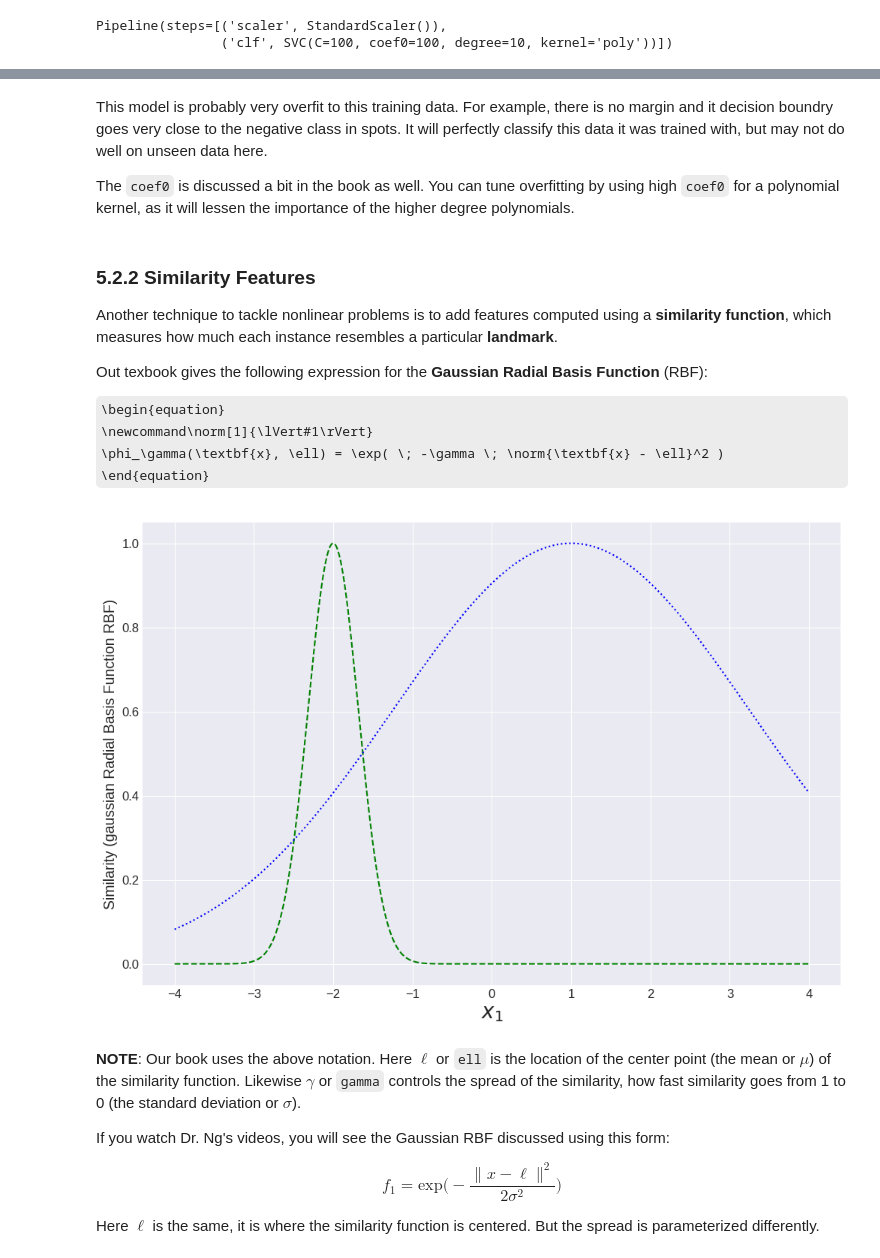
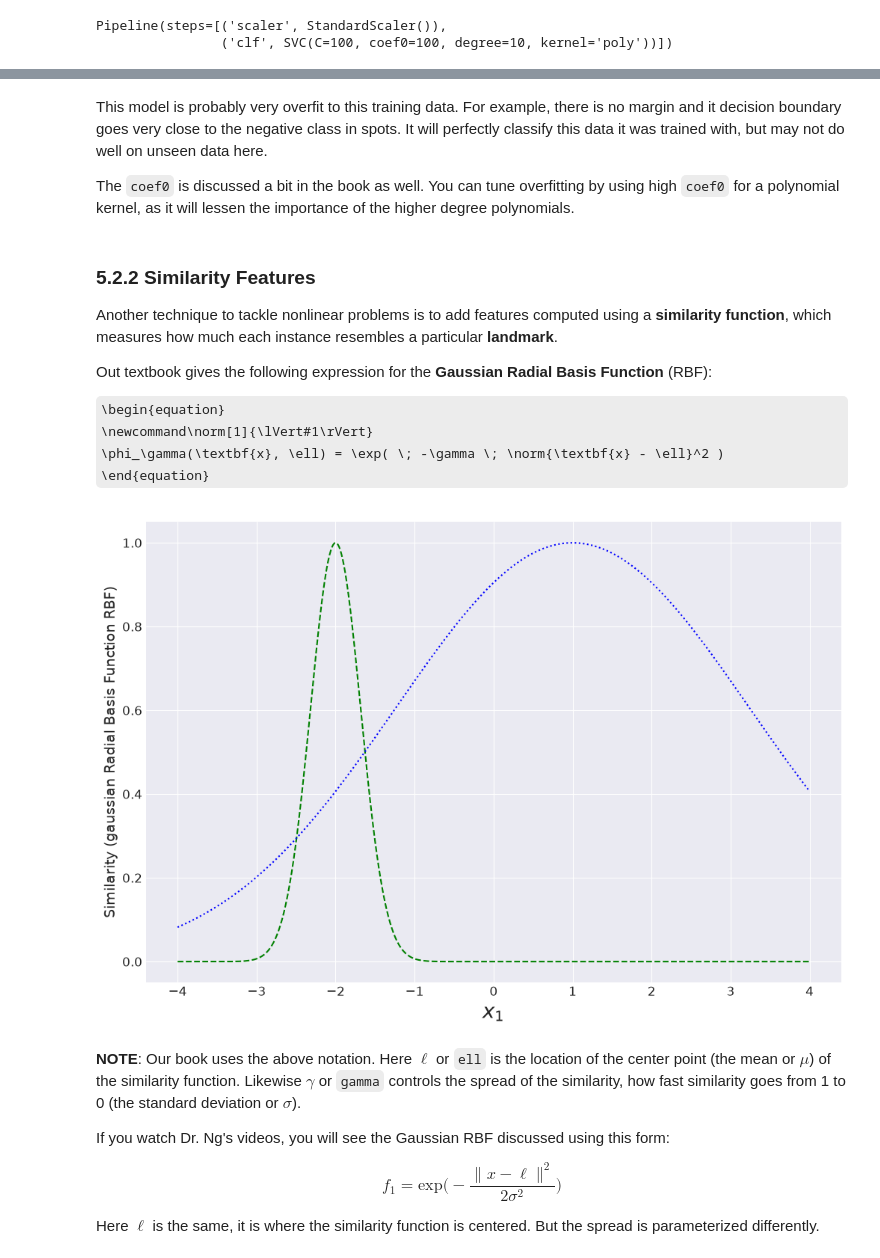
Before and after one commit to csci574-ml/csci574-ml, a Jupyter notebook: lectures/u10-1-support-vector-machines.ipynb, the cells around one changed output, grey strips where cells are left out. Drawn from its saved outputs; the diff is of its cells as text; code cells hidden in the pictures; some formulas as TeX source.

```diff
--- a/lectures/u10-1-support-vector-machines.ipynb
+++ b/lectures/u10-1-support-vector-machines.ipynb
@@ -449,5 +449,5 @@ plt.savefig('../slides/figures/ch05-7-overfit.png', bbox_inches='tight')
 # %% [markdown]
-This model is probably very overfit to this training data.  For example, there is no margin and it decision boundry
+This model is probably very overfit to this training data.  For example, there is no margin and it decision boundary
 goes very close to the negative class in spots.  It will perfectly classify this data it was trained with, but may
 not do well on unseen data here.
 
@@ -461,7 +461,7 @@ Another technique to tackle nonlinear problems is to add features computed using
 **landmark**.
 
 
-Out texbook gives the following expression for the **Gaussian Radial Basis Function** (RBF):
+Out textbook gives the following expression for the **Gaussian Radial Basis Function** (RBF):
 
 \begin{equation}
 \newcommand\norm[1]{\lVert#1\rVert}
@@ -472,35 +472,35 @@ def gaussian_rbf(x, ell, gamma):
     '''Compute Gaussian RBF function for a vector x.
 
     Parameters
     ----------
     ell - controls the center or mean of the RBF, we called this $\mu$ or mean in Dr. Ngs videos.
     gamma - controls the spread or standard deviation of the function.  The inverse of this corresponds
     to $\sigma$ from Dr. Ngs videos, e.g. 1 / gamma
 
     Returns
     -------
     similarity - Returns calculated RBF Similarity for all points in the given vector x.  So the returned
-       similiarity should be a vector of the same size and shape as input x
+       similarity should be a vector of the same size and shape as input x
     '''
     return np.exp( -gamma * (x - ell)**2.0 )
 
 x = np.linspace(-4.0, 4.0, 1000)
 plt.figure()
 
 # feature x_2 centered at x_1 = -2 with a gamma = 0.3
 ell = -2.0
 gamma1 = 5.0
 plt.plot(x, gaussian_rbf(x, ell, gamma1), 'g--')
 
 # feature x_3 centered at x_1 = 1 with a gamma = 0.3
 ell = 1.0
 gamma2 = 0.1
 plt.plot(x, gaussian_rbf(x, ell, gamma2), 'b:')
 
 plt.xlabel('$x_1$', fontsize=20)
 plt.ylabel('Similarity (gaussian Radial Basis Function RBF)');
 # %% [output]
-[figure, old version]
+[figure, new version]
 # %% [markdown]
 **NOTE**:  Our book uses the above notation.  Here $\ell$ or `ell` is the location of the center point (the mean
 or $\mu$) of the similarity function.  Likewise $\gamma$ or `gamma` controls the spread of the similarity, how
```
Also changed, not shown: parts of 27 cells of this notebook, 1 other file.
